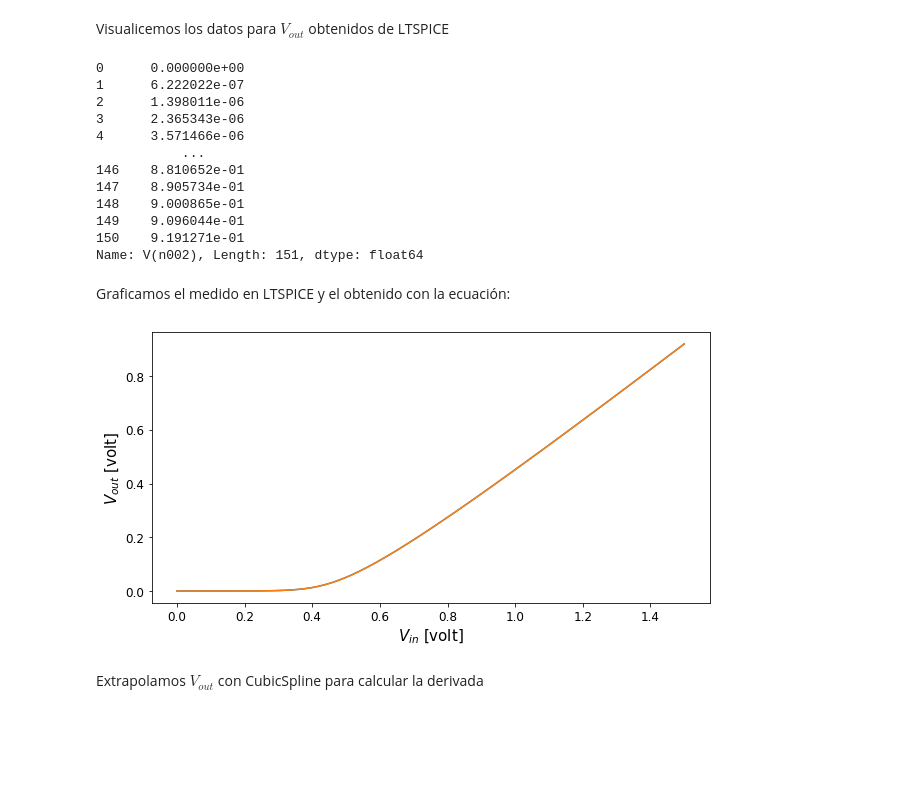
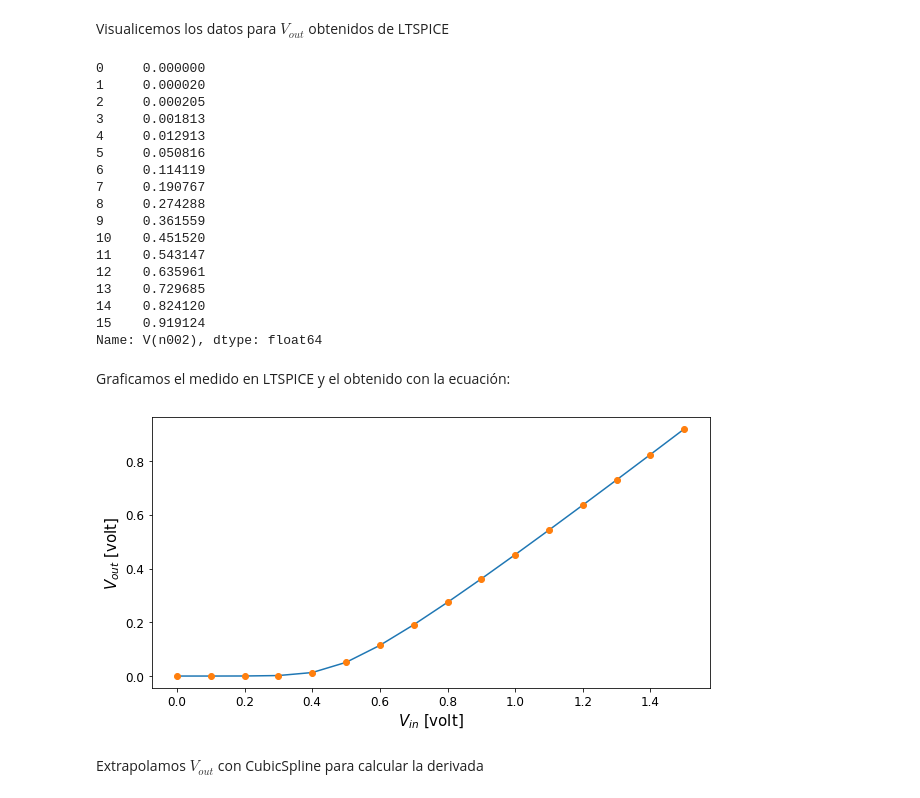
Before and after one commit to vecheto/astro_experimental, a Jupyter notebook: Tarea 3/codigo.ipynb, the cells around one changed output. Drawn from its saved outputs; the diff is of its cells as text; code cells hidden in the pictures; blank space fills up the shorter version.

```diff
--- a/Tarea 3/codigo.ipynb
+++ b/Tarea 3/codigo.ipynb
@@ -12,7 +12,7 @@ from scipy.interpolate import CubicSpline
 # %% [markdown]
 Extraimos los datos del primer circuito en un dataframe
 # %%
-datos=pd.read_table('circuito1.txt',header=0)
+datos=pd.read_table('circuitos/circuito1.txt',header=0)
 # %% [markdown]
 Graficamos
 # %%
@@ -100,32 +100,37 @@ Visualicemos los datos para $V_{out}$ obtenidos de LTSPICE
 V_outLTspice = datos['V(n002)']
 V_outLTspice
 # %% [output]
-0      0.000000e+00
-1      6.222022e-07
-2      1.398011e-06
-3      2.365343e-06
-4      3.571466e-06
-           ...
-146    8.810652e-01
-147    8.905734e-01
-148    9.000865e-01
-149    9.096044e-01
-150    9.191271e-01
-Name: V(n002), Length: 151, dtype: float64
+0     0.000000
+1     0.000020
+2     0.000205
+3     0.001813
+4     0.012913
+5     0.050816
+6     0.114119
+7     0.190767
+8     0.274288
+9     0.361559
+10    0.451520
+11    0.543147
+12    0.635961
+13    0.729685
+14    0.824120
+15    0.919124
+Name: V(n002), dtype: float64
 # %% [markdown]
 Graficamos el medido en LTSPICE y el obtenido con la ecuación:
 # %%
 plt.figure(figsize=(10,5))
 plt.xticks(fontsize=12)
 plt.yticks(fontsize=12)
 plt.plot(V_in, V_out, label='Ajuste')
-plt.plot(V_in, V_outLTspice, label='Experiencia I')
+plt.plot(V_in, V_outLTspice, 'o', label='Experiencia I')
 plt.xlabel('$V_{in}$ [volt]', size=15)
 plt.ylabel('$V_{out}$ [volt]', size=15)
 #plt.legend(prop={'size': 12})
 plt.show()
 # %% [output]
-[figure, old version]
+[figure, new version]
 # %% [markdown]
 Extrapolamos $V_{out}$ con CubicSpline para calcular la derivada
 # %%
```
Also changed, not shown: parts of 19 cells of this notebook, 29 other files.
